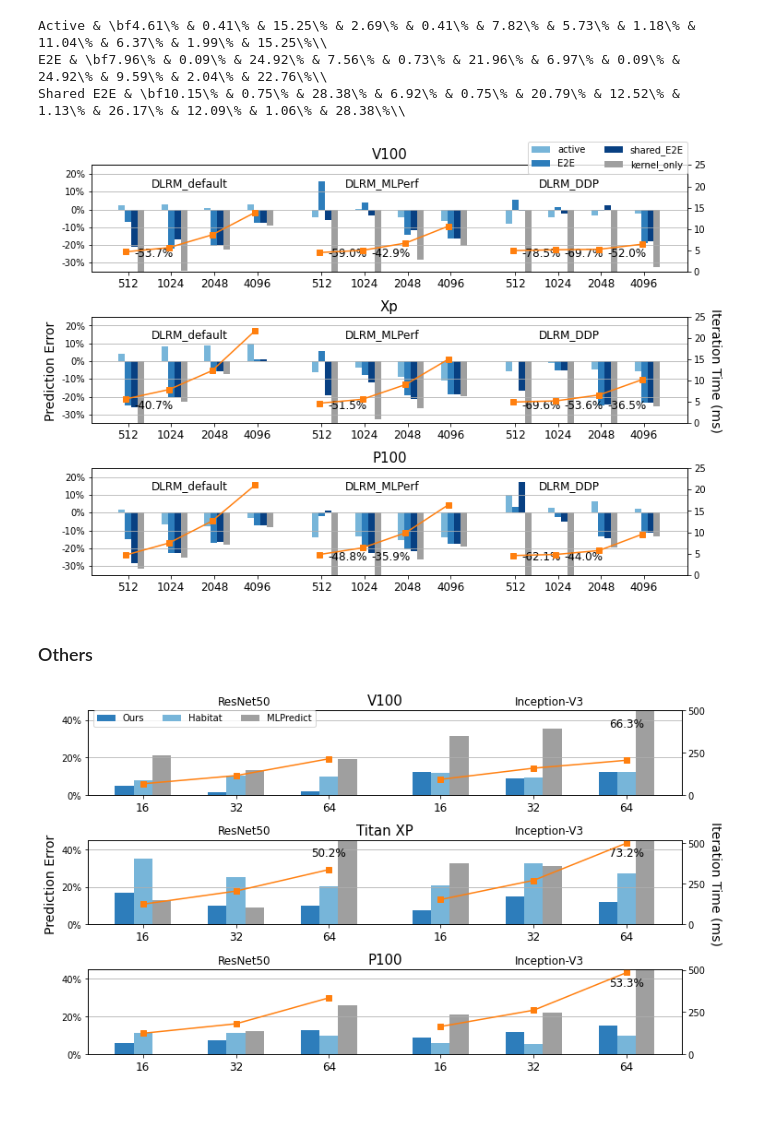
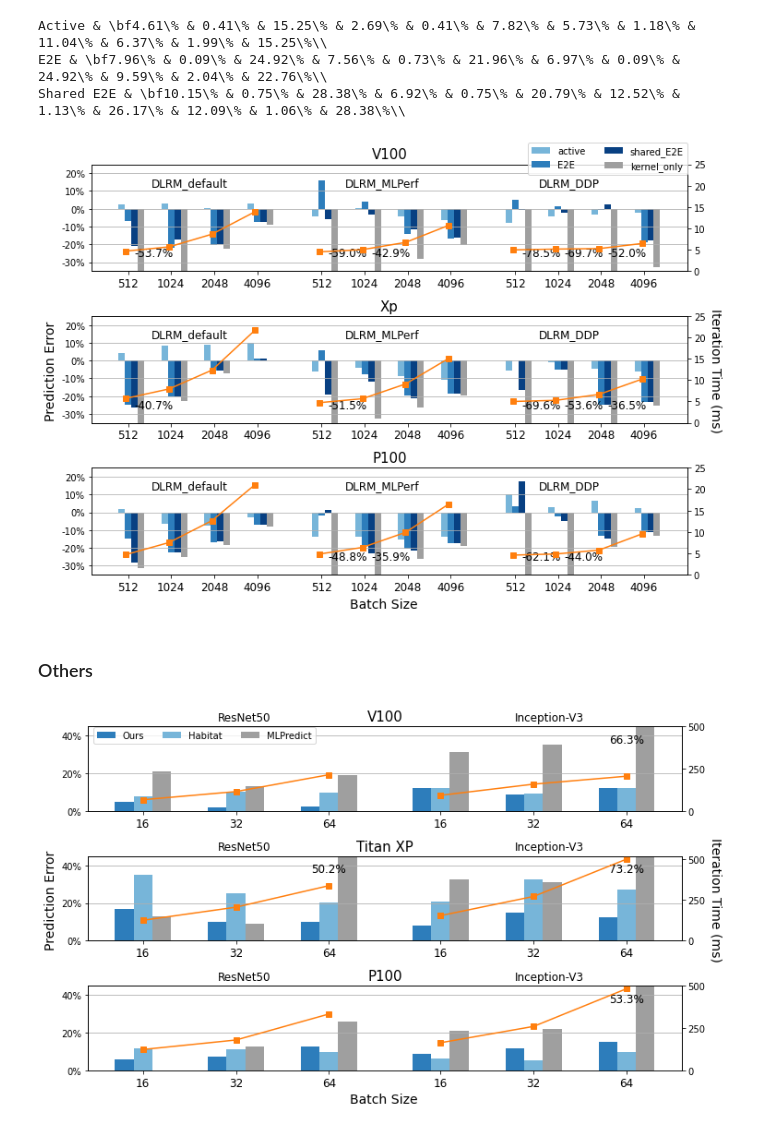
Before and after one commit to owensgroup/ml_perf_model, a Jupyter notebook: analysis/notebooks/e2e_plot.ipynb, the cells around one changed output. Saved outputs shown, nothing was run; the diff lists cells and outputs as text; code cells hidden in the pictures.

```diff
--- a/analysis/notebooks/e2e_plot.ipynb
+++ b/analysis/notebooks/e2e_plot.ipynb
@@ -1,17 +1,16 @@
 # %%
 from __future__ import absolute_import, division, print_function, unicode_literals
-from IPython.core.display import display, HTML
+from IPython.display import display, HTML
 from scipy.stats.mstats import gmean
 from pprint import pprint
 import matplotlib.pyplot as plt
 import os, re, sys
 
-plt.rcParams['figure.figsize'] = [10, 5]
 plt.rcParams['figure.max_open_warning'] = 50
 display(HTML("<style>.container { width:100% !important; }</style>"))
 
 sys.path.insert(0, os.getcwd() + "/../../")
-from analysis.utils import PM_HOME, GPU_NAME
+from analysis.utils import PM_HOME
 from analysis.trace_utils import *
 # %% [markdown]
 ### DLRM
@@ -115,7 +114,7 @@ Shared E2E & \bf10.15\% & 0.75\% & 28.38\% & 6.92\% & 0.75\% & 20.79\% & 12.52\%
 # %%
 
 batch_sizes = [512, 1024, 2048, 4096]
-fig, axes = plt.subplots(nrows=len(gpus), ncols=1)
+fig, axes = plt.subplots(nrows=len(gpus), ncols=1, figsize=(10, 7))
 count = 0
 model_gap = 4.5
 yticks = [-30, -20, -10, 0, 10, 20]
@@ -189,13 +188,12 @@ handles, labels = axes[-1].get_legend_handles_labels()
 fig.legend(handles, labels, loc=[0.71, 0.92], ncol=2)
 fig.text(-0.01, 0.5, 'Prediction Error', va='center', rotation=90, fontsize=14)
 fig.text(0.99, 0.5, 'Iteration Time (ms)', va='center', rotation=-90, fontsize=14)
-plt.xlabel("Batch Size", fontsize=14)
-plt.rcParams['figure.figsize'] = [10, 7]
+fig.text(0.45, -0.01, "Batch Size", fontsize=14)
 plt.tight_layout()
 plt.savefig('{}/data/e2e.pdf'.format(PM_HOME), bbox_inches='tight')
 plt.savefig('{}/data/e2e.png'.format(PM_HOME), bbox_inches='tight')
 # %% [output]
-[figure, old version]
+[figure, new version]
 # %% [markdown]
 ### Others
 # %%
@@ -230,7 +228,7 @@ other_time = {
     }
 }
 
-fig, axes = plt.subplots(nrows=3, ncols=1)
+fig, axes = plt.subplots(nrows=3, ncols=1, figsize=(10, 6))
 count = 0
 model_gap = 3.2
 yticks = [0, 20, 40]
@@ -264,33 +262,32 @@ for device, error in other_errors.items():
         ax.text(model_gap * c - 1.6, yticks[-1]+8, model, fontsize=12, transform=ax.transData)
 
         ax2.plot(xtt, other_time[device][model], color=plt.get_cmap("tab10")(1), marker="s")
 
     ax.bar(x1, e1, width=0.1, color=plt.get_cmap("Blues")(180), label=tags[0])
     ax.bar(x2, e2, width=0.1, color=plt.get_cmap("Blues")(120), label=tags[1])
     ax.bar(x3, e3, width=0.1, color=plt.get_cmap("Greys")(120), label=tags[2])
     ax.grid(axis='y')
     ax.set_xticks([(x+y)/2 for x,y in zip(x1,x3)])
     ax.set_xticklabels(batch_sizes + batch_sizes, fontsize=12)
     ax.set_title(device, fontsize=15)
     ax.set_yticks(yticks)
     ax.set_yticklabels(yticklabels)
     ax.set_ylim(0, yticks[-1]+5)
     for xe in [zip(x1, e1), zip(x2, e2), zip(x3, e3)]:
         for x, e in xe:
             if e > yticks[-1]+5:
                 ax.text(x-0.1, yticks[-1]-2, "{:.1f}%".format(e), horizontalalignment='center', verticalalignment='center', size=12)
 
     ax2.set_yticks(yticks2)
 
     count += 1
 handles, labels = axes[-1].get_legend_handles_labels()
 fig.legend(handles, labels, loc=[0.08, 0.9], ncol=3)
 fig.text(-0.01, 0.5, 'Prediction Error', va='center', rotation=90, fontsize=14)
 fig.text(0.99, 0.5, 'Iteration Time (ms)', va='center', rotation=-90, fontsize=14)
-plt.xlabel("Batch Size", fontsize=14)
-plt.rcParams['figure.figsize'] = [10, 6]
+fig.text(0.45, -0.01, "Batch Size", fontsize=14)
 plt.tight_layout()
 plt.savefig('{}/data/e2e_others.pdf'.format(PM_HOME), bbox_inches='tight')
 plt.savefig('{}/data/e2e_others.png'.format(PM_HOME), bbox_inches='tight')
 # %% [output]
-[figure, old version]
+[figure, new version]
```
Also changed, not shown: 3 other files.
